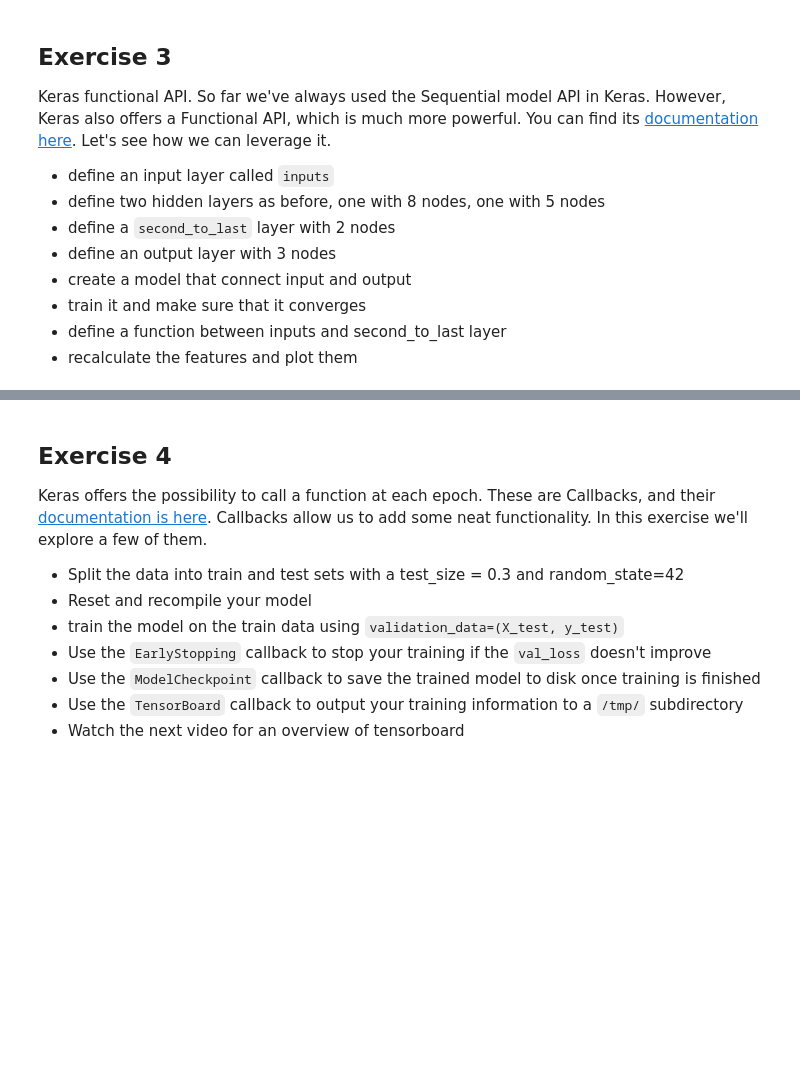
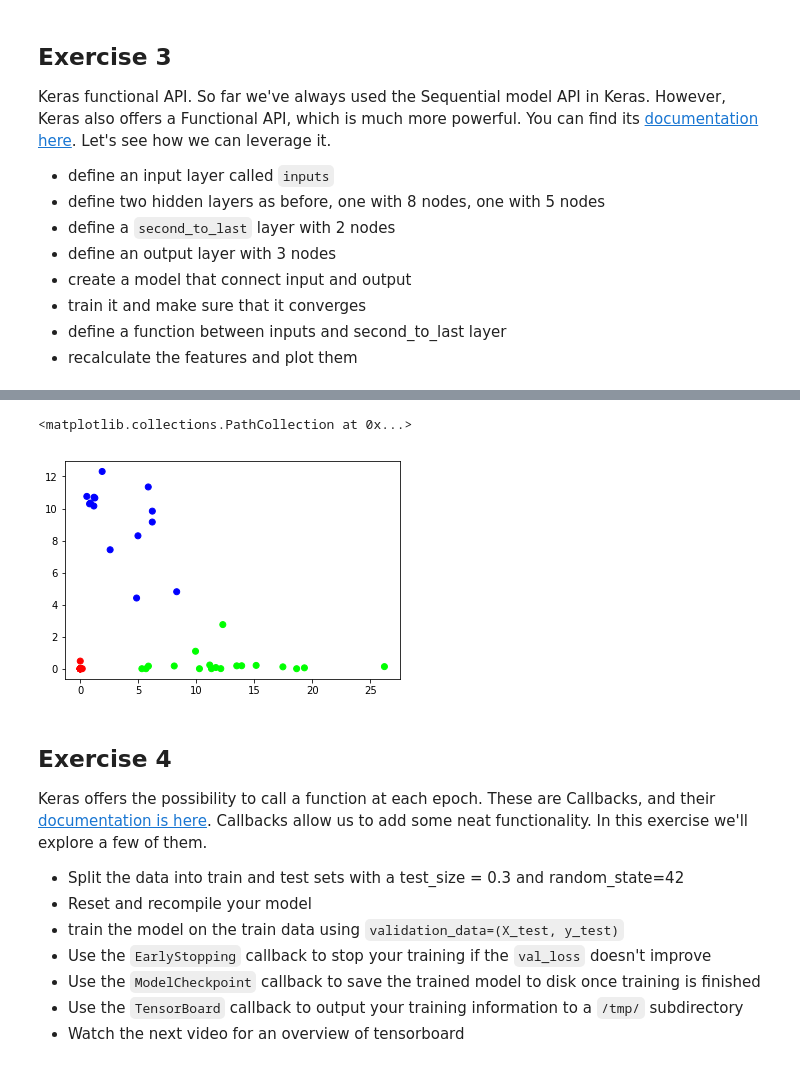
Before and after one commit to jscriptcoder/Deep-Learning-with-Keras, a Jupyter notebook: course/5 Gradient Descent.ipynb, the cells around one changed output, grey strips where cells are left out. Saved outputs shown, nothing was run; the diff lists cells and outputs as text; code cells hidden in the pictures; blank space fills up the shorter version.

```diff
--- a/course/5 Gradient Descent.ipynb
+++ b/course/5 Gradient Descent.ipynb
@@ -773,0 +779,5 @@ Keras functional API. So far we've always used the Sequential model API in Keras
+# %%
+hidden = Dense(8, activation='relu', kernel_initializer='he_normal')(inputs)
+hidden = Dense(5, activation='relu')(hidden)
+# %%
+second_to_last = Dense(2, activation='relu')(hidden)
@@ -774,3 +833,12 @@ Keras functional API. So far we've always used the Sequential model API in Keras
+# %%
+features_function = K.function([inputs], [second_to_last])
+# %%
+features = features_function([X_test])[0]
+# %%
+plt.scatter(features[:, 0], features[:, 1], c=y_test)
+# %% [output]
+<matplotlib.collections.PathCollection at 0x...>
+[figure, added]
 # %% [markdown]
 ## Exercise 4
 
```
Also changed, not shown: parts of 8 cells of this notebook.
